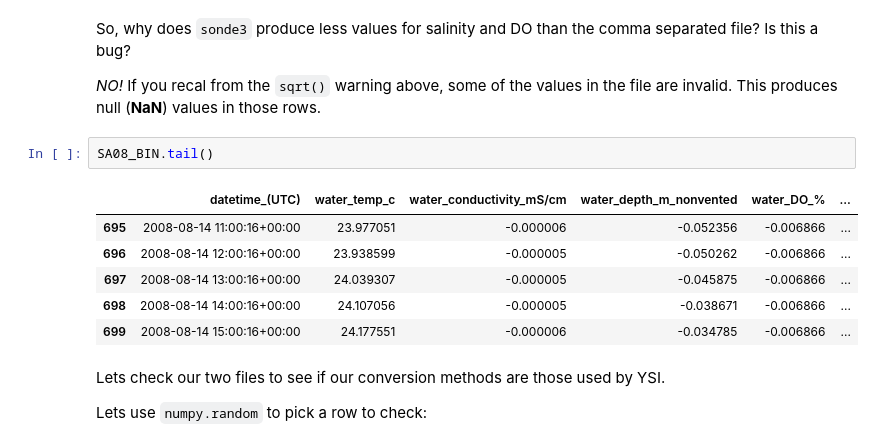
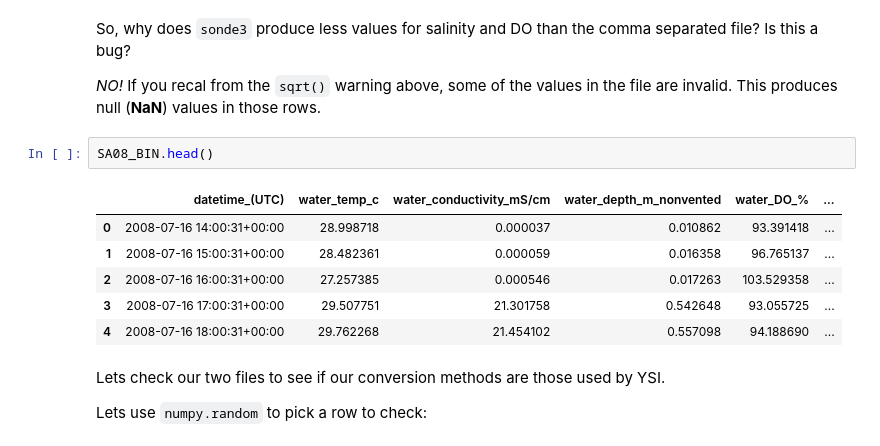
Before and after one commit to kimia-karimi/sonde3, a Jupyter notebook: index.ipynb, the cells around one changed output. Drawn from its saved outputs; the diff is of its cells as text.

```diff
--- a/index.ipynb
+++ b/index.ipynb
@@ -179,14 +162,14 @@ So, why does `sonde3` produce less values for salinity and DO than the comma sep
 
 *NO!*  If you recal from the `sqrt()` warning above, some of the values in the file are invalid.  This produces null (**NaN**) values in those rows.
 # %%
-SA08_BIN.tail()
+SA08_BIN.head()
 # %% [output]
 |  | datetime_(UTC) | water_temp_c | water_conductivity_mS/cm | water_depth_m_nonvented | water_DO_% | ... |
-| 695 | 2008-08-14 11:00:16+00:00 | 23.977051 | -0.000006 | -0.052356 | -0.006866 | ... |
-| 696 | 2008-08-14 12:00:16+00:00 | 23.938599 | -0.000005 | -0.050262 | -0.006866 | ... |
-| 697 | 2008-08-14 13:00:16+00:00 | 24.039307 | -0.000005 | -0.045875 | -0.006866 | ... |
-| 698 | 2008-08-14 14:00:16+00:00 | 24.107056 | -0.000005 | -0.038671 | -0.006866 | ... |
-| 699 | 2008-08-14 15:00:16+00:00 | 24.177551 | -0.000006 | -0.034785 | -0.006866 | ... |
+| 0 | 2008-07-16 14:00:31+00:00 | 28.998718 | 0.000037 | 0.010862 | 93.391418 | ... |
+| 1 | 2008-07-16 15:00:31+00:00 | 28.482361 | 0.000059 | 0.016358 | 96.765137 | ... |
+| 2 | 2008-07-16 16:00:31+00:00 | 27.257385 | 0.000546 | 0.017263 | 103.529358 | ... |
+| 3 | 2008-07-16 17:00:31+00:00 | 29.507751 | 21.301758 | 0.542648 | 93.055725 | ... |
+| 4 | 2008-07-16 18:00:31+00:00 | 29.762268 | 21.454102 | 0.557098 | 94.188690 | ... |
 # %% [markdown]
 Lets check our two files to see if our conversion methods are those used by YSI.
 
```
Also changed, not shown: parts of 23 cells of this notebook, 5 other files.
